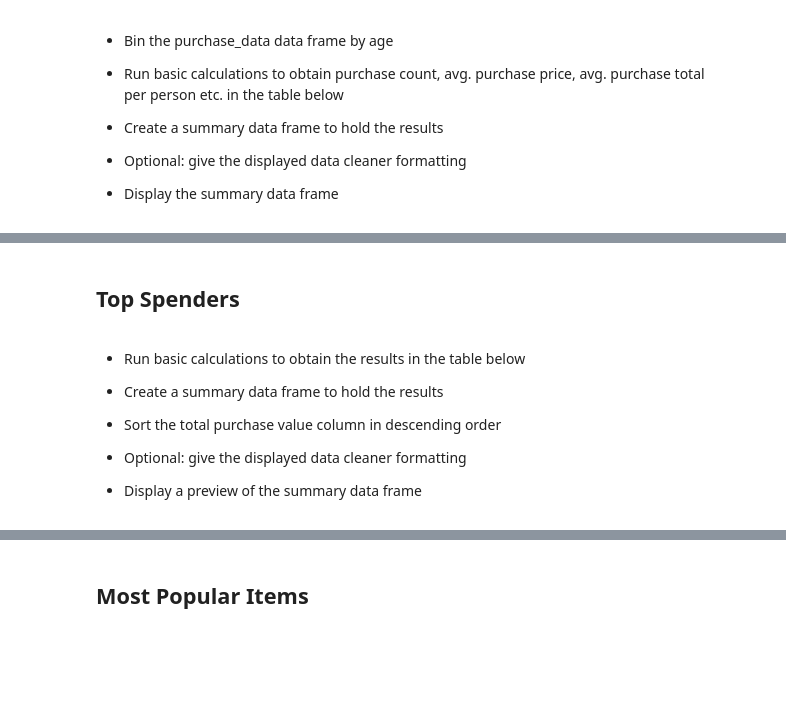
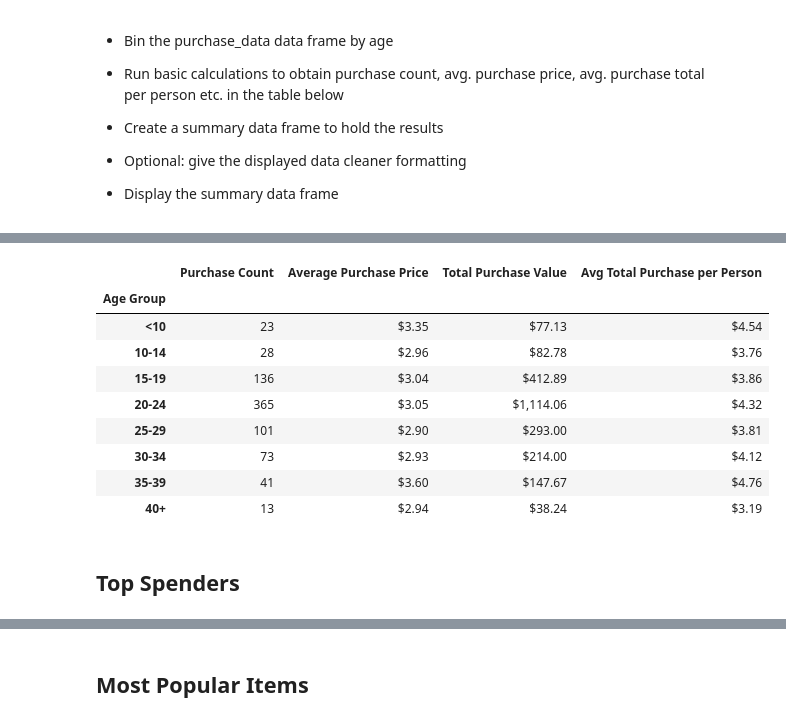
Before and after one commit to eucortes04/pandas_challenge, a Jupyter notebook: HeroesOfPymoli/HeroesOfPymoli_starter.ipynb, the cells around one changed output, grey strips where cells are left out. Cells and saved outputs as stored; diff of their text form; code cells hidden in the pictures; blank space fills up the shorter version.

```diff
--- a/HeroesOfPymoli/HeroesOfPymoli_starter.ipynb
+++ b/HeroesOfPymoli/HeroesOfPymoli_starter.ipynb
@@ -125,0 +95,16 @@ male['SN'].nunique()
+# %%
+#Bins info
+bins_age = [0,9,14,19,24,29,34,39,100]
+bins_age_labels = ['<10','10-14','15-19','20-24','25-29','30-34','35-39','40+']
+
+#add bins to dataframe
+purchase_data['Age Group'] = pd.cut(purchase_data["Age"],bins=bins_age,labels=bins_age_labels)
+
+#create dataframe for summary grouping by the bins and counting unique screen names
+age_demographics = pd.DataFrame({
+    'Total Count': purchase_data.groupby(['Age Group'])['SN'].nunique()
+})
+age_demographics.insert(1,'Percentage of Players',age_demographics['Total Count']/total_players_df.iloc[0,0])
+
+#Formatting and print
+age_demographics.style.format({'Percentage of Players':'{:,.2%}'})
@@ -154,16 +138,28 @@ male['SN'].nunique()
+# %%
+#Create DF to hold purchase analysis for Age
+purchaseAgeDF = pd.DataFrame({
+    #Purchase count = grouping by Age, counting purchases
+    "Purchase Count": purchase_data.groupby(['Age Group'])['Purchase ID'].count(),
+    #AVG purchase price = grouping by Age then average prices
+    "Average Purchase Price": purchase_data.groupby(['Age Group'])['Price'].mean(),
+    #total purchase = grouping by Age then sum of prices
+    "Total Purchase Value": purchase_data.groupby(['Age Group'])['Price'].sum(),
+    #avg purchase per person group by Age then sum of prices divided by grouping of Age and counting unique screen name
+    "Avg Total Purchase per Person": purchase_data.groupby(['Age Group'])['Price'].sum()/purchase_data.groupby(['Age Group'])['SN'].nunique()
+})
+
+#Format and print
+purchaseAgeDF.style.format({'Average Purchase Price':'${:,.2f}', 'Total Purchase Value':'${:,.2f}','Avg Total Purchase per Person':'${:,.2f}'})
+# %% [output]
+|  | Purchase Count | Average Purchase Price | Total Purchase Value | Avg Total Purchase per Person |
+| Age Group |  |  |  |  |
+| <10 | 23 | $3.35 | $77.13 | $4.54 |
+| 10-14 | 28 | $2.96 | $82.78 | $3.76 |
+| 15-19 | 136 | $3.04 | $412.89 | $3.86 |
+| 20-24 | 365 | $3.05 | $1,114.06 | $4.32 |
+| 25-29 | 101 | $2.90 | $293.00 | $3.81 |
+| 30-34 | 73 | $2.93 | $214.00 | $4.12 |
+| 35-39 | 41 | $3.60 | $147.67 | $4.76 |
+| 40+ | 13 | $2.94 | $38.24 | $3.19 |
 # %% [markdown]
 ## Top Spenders
-# %% [markdown]
-* Run basic calculations to obtain the results in the table below
-
-
-* Create a summary data frame to hold the results
-
-
-* Sort the total purchase value column in descending order
-
-
-* Optional: give the displayed data cleaner formatting
-
-
-* Display a preview of the summary data frame
```
Also changed, not shown: parts of 18 cells of this notebook.
